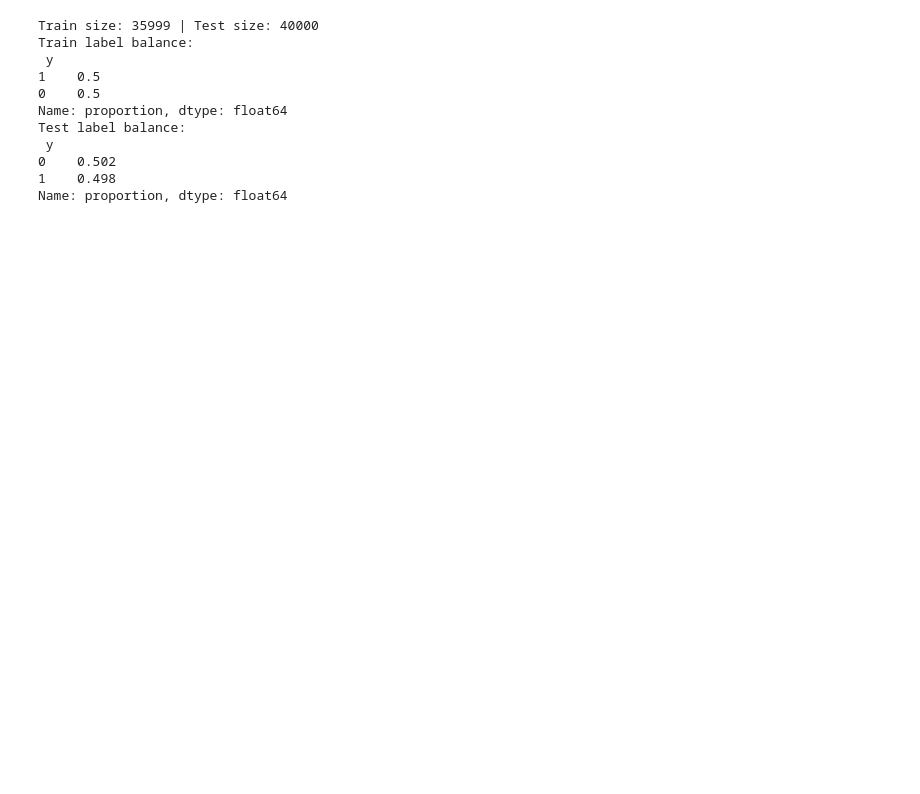
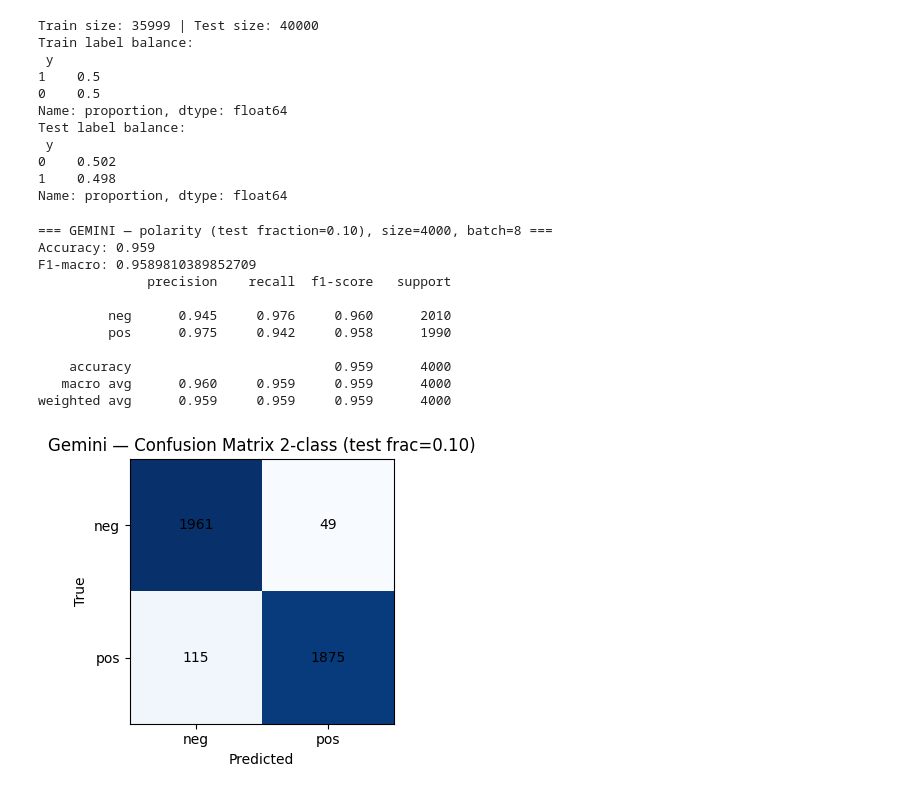
Before and after one commit to micheleguidaa/sentiment-analysis-amazon-reviews, a Jupyter notebook: notebooks/sa_amazon_reviews_2class.ipynb, the cells around one changed output. Saved outputs shown, nothing was run; the diff lists cells and outputs as text; code cells hidden in the pictures; blank space fills up the shorter version.

```diff
--- a/notebooks/sa_amazon_reviews_2class.ipynb
+++ b/notebooks/sa_amazon_reviews_2class.ipynb
@@ -225,7 +225,7 @@ def gemini_label_polarity(review: str) -> str:
 
 # --- PARAMS (tutti qui, comodi) ---
 SEED = 42            # riproducibilità
-TEST_FRACTION = 0.30 # frazione del test da valutare (0<frac<=1; 1.0 = full test)
+TEST_FRACTION = 0.1 # frazione del test da valutare (0<frac<=1; 1.0 = full test)
 BATCH_SIZE = 8       # dimensione batch per chiamate al modello
 USE_STRATIFY = True  # mantieni la distribuzione di y nel sottoinsieme
 
@@ -273,30 +273,43 @@ assert len(preds_all) == len(texts_all), \
 # --------------------------------------------------------------------------
 # 4) Metrics (in-memory only)
 # --------------------------------------------------------------------------
 CLASSES_2 = ["neg", "pos"]
 
 acc = accuracy_score(y_true_all, preds_all)
 f1m = f1_score(y_true_all, preds_all, average="macro")
 print(f"\n=== GEMINI — polarity (test fraction={TEST_FRACTION:.2f}), size={len(texts_all)}, batch={BATCH_SIZE} ===")
 print("Accuracy:", acc)
 print("F1-macro:", f1m)
 print(classification_report(y_true_all, preds_all, labels=CLASSES_2, digits=3))
 
 df_out = pd.DataFrame({
     "gold_polarity": y_true_all,
     "pred_polarity": preds_all,
     "text": texts_all
 })
 
 cm = confusion_matrix(y_true_all, preds_all, labels=CLASSES_2)
 plt.figure(figsize=(4.2,3.6))
 plt.imshow(cm, interpolation='nearest', cmap='Blues')
 plt.title(f"Gemini — Confusion Matrix 2-class (test frac={TEST_FRACTION:.2f})")
 plt.xticks(range(len(CLASSES_2)), CLASSES_2)
 plt.yticks(range(len(CLASSES_2)), CLASSES_2)
 for (r, c), v in np.ndenumerate(cm):
     plt.text(c, r, str(v), ha='center', va='center', color='black')
 plt.xlabel("Predicted"); plt.ylabel("True")
 plt.tight_layout(); plt.show()
 
 metrics = {"accuracy": acc, "f1_macro": f1m, "classes": CLASSES_2, "confusion_matrix": cm}
+# %% [output]
+=== GEMINI — polarity (test fraction=0.10), size=4000, batch=8 ===
+Accuracy: 0.959
+F1-macro: 0.9589810389852709
+              precision    recall  f1-score   support
+
+         neg      0.945     0.976     0.960      2010
+         pos      0.975     0.942     0.958      1990
+
+    accuracy                          0.959      4000
+   macro avg      0.960     0.959     0.959      4000
+weighted avg      0.959     0.959     0.959      4000
+[figure, added]
```
